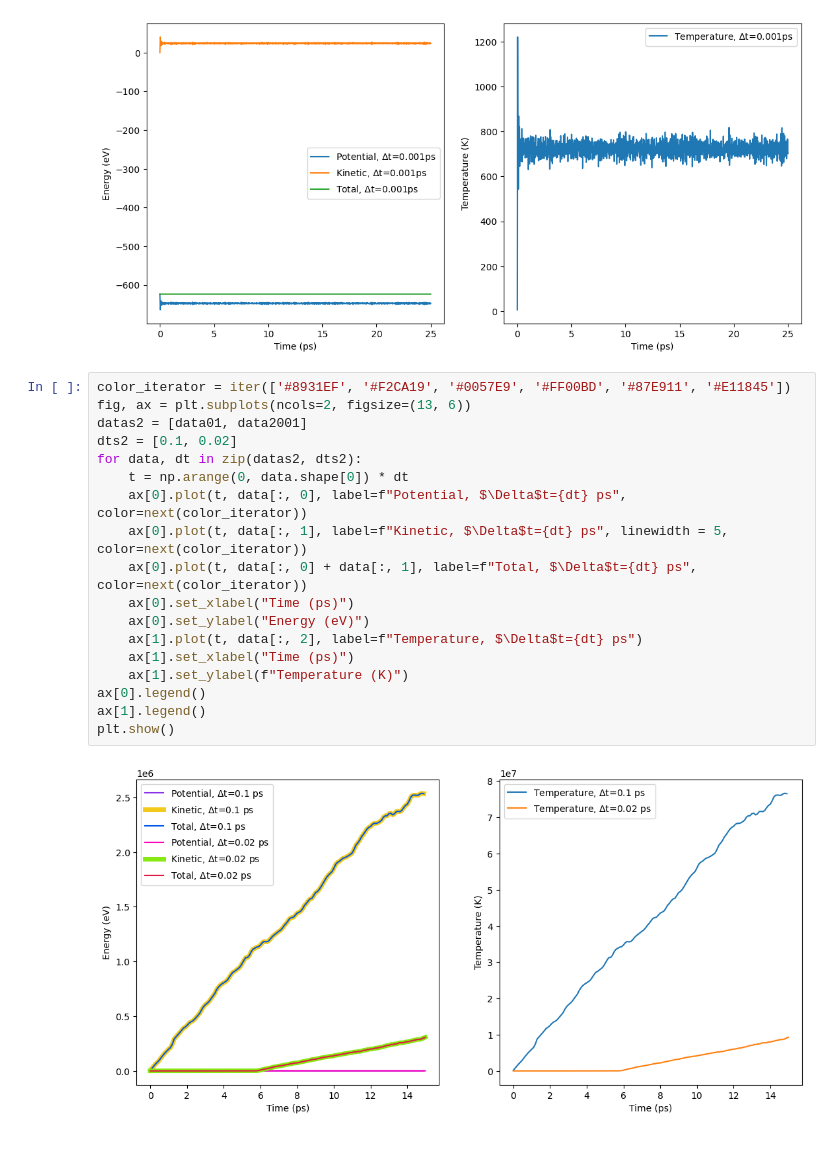
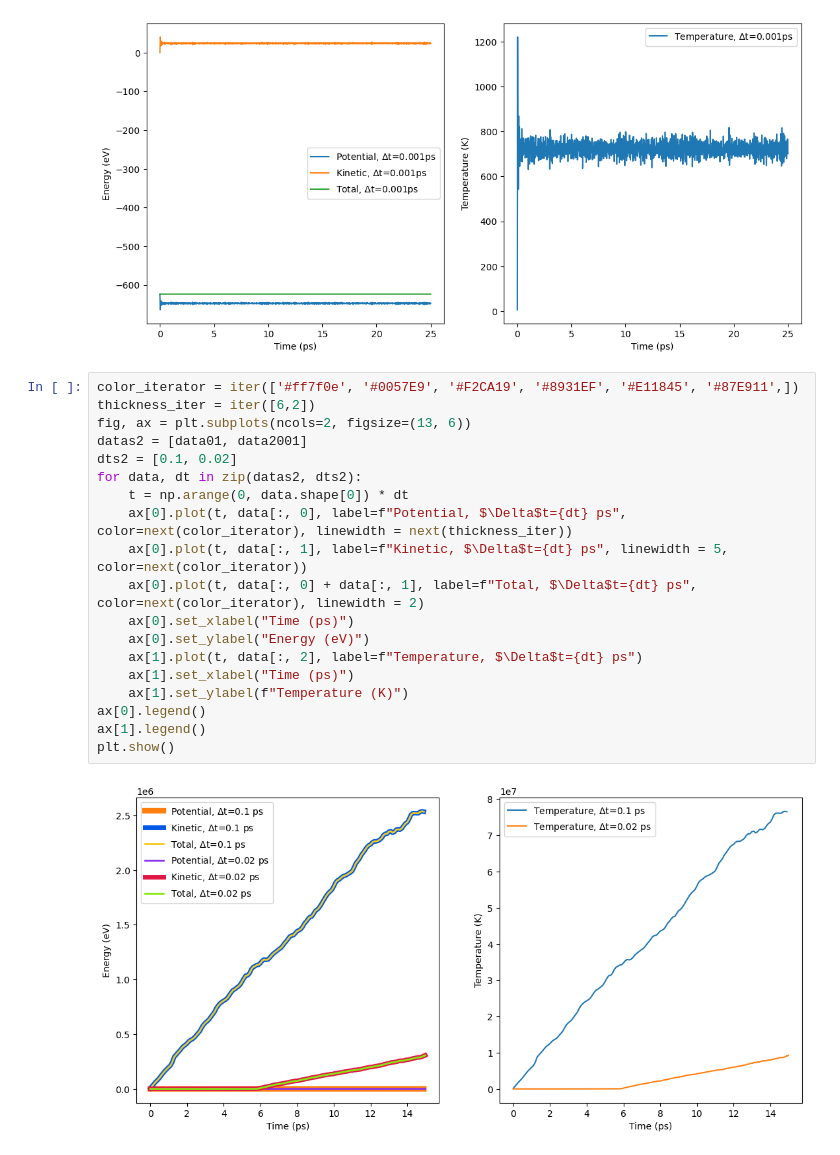
Before and after one commit to gujoh/compfys-h1b, a Jupyter notebook: plotting/task2.ipynb, the cells around one changed output. Drawn from its saved outputs; the diff is of its cells as text.

Commit message:
Small changes to plots

```diff
--- a/plotting/task2.ipynb
+++ b/plotting/task2.ipynb
@@ -41,22 +41,23 @@ nan
 722.0403041497391
 [figure]
 # %%
-color_iterator = iter(['#8931EF', '#F2CA19', '#0057E9', '#FF00BD', '#87E911', '#E11845'])
+color_iterator = iter(['#ff7f0e', '#0057E9', '#F2CA19', '#8931EF', '#E11845', '#87E911',])
+thickness_iter = iter([6,2])
 fig, ax = plt.subplots(ncols=2, figsize=(13, 6))
 datas2 = [data01, data2001]
 dts2 = [0.1, 0.02]
 for data, dt in zip(datas2, dts2):
     t = np.arange(0, data.shape[0]) * dt
-    ax[0].plot(t, data[:, 0], label=f"Potential, $\Delta$t={dt} ps", color=next(color_iterator))
+    ax[0].plot(t, data[:, 0], label=f"Potential, $\Delta$t={dt} ps", color=next(color_iterator), linewidth = next(thickness_iter))
     ax[0].plot(t, data[:, 1], label=f"Kinetic, $\Delta$t={dt} ps", linewidth = 5, color=next(color_iterator))
-    ax[0].plot(t, data[:, 0] + data[:, 1], label=f"Total, $\Delta$t={dt} ps", color=next(color_iterator))
+    ax[0].plot(t, data[:, 0] + data[:, 1], label=f"Total, $\Delta$t={dt} ps", color=next(color_iterator), linewidth = 2)
     ax[0].set_xlabel("Time (ps)")
     ax[0].set_ylabel("Energy (eV)")
     ax[1].plot(t, data[:, 2], label=f"Temperature, $\Delta$t={dt} ps")
     ax[1].set_xlabel("Time (ps)")
     ax[1].set_ylabel(f"Temperature (K)")
 ax[0].legend()
 ax[1].legend()
 plt.show()
 # %% [output]
-[figure, old version]
+[figure, new version]
```
